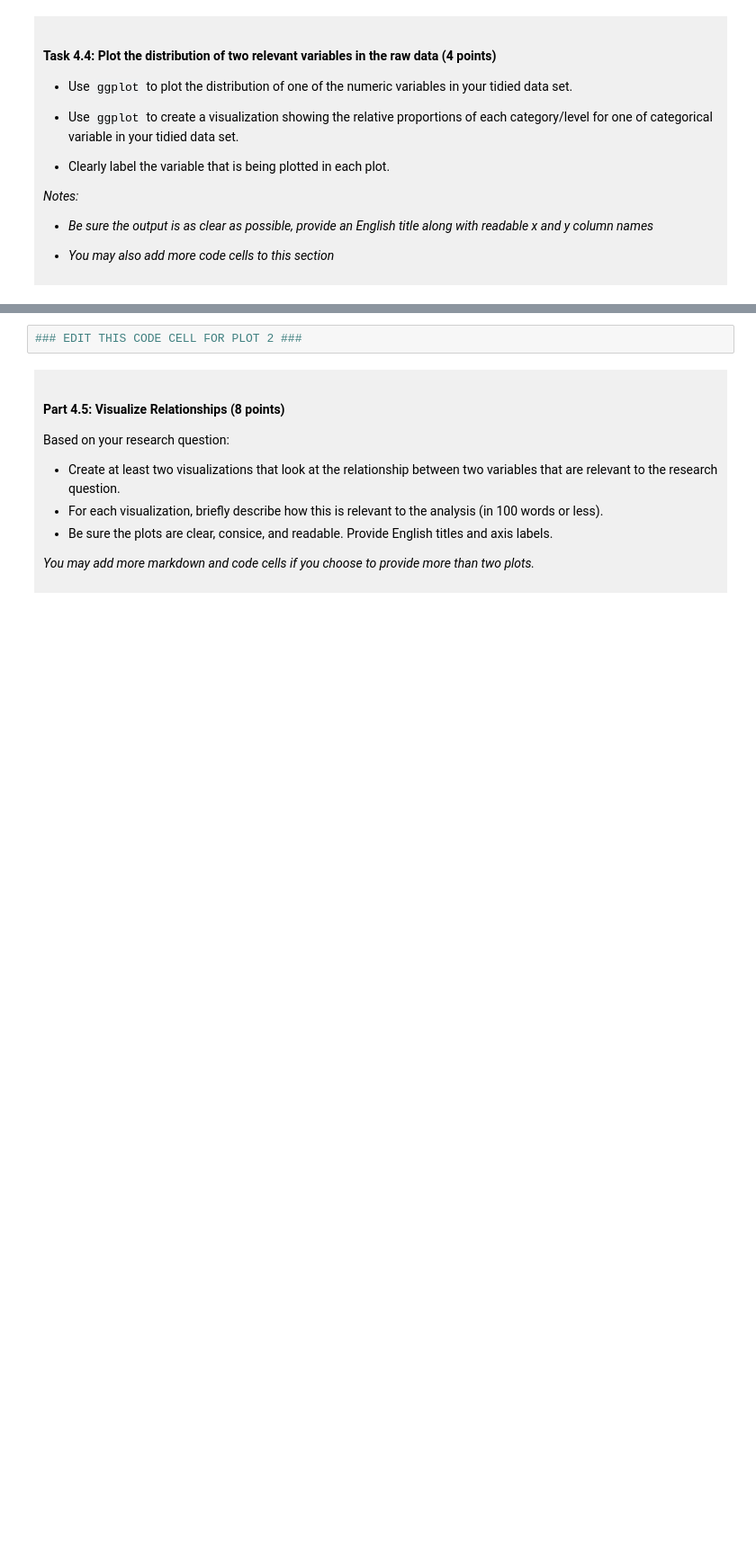
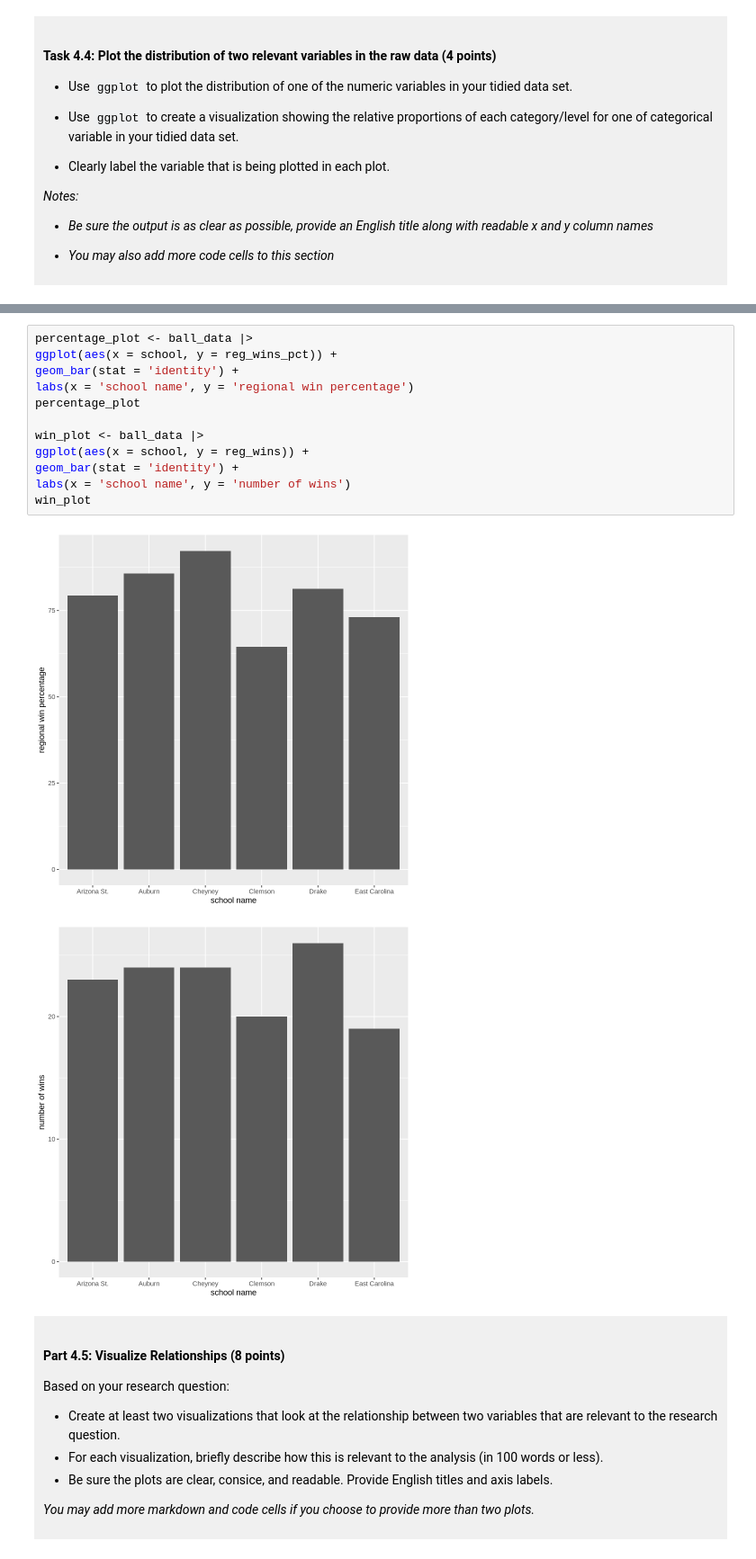
Before and after one commit to isa-che/dsci-100-project-isabella-chen, a Jupyter notebook: dsci-100-project-notebook.ipynb, the cells around one changed output, grey strips where cells are left out. Shown at 90% size. Drawn from its saved outputs; the diff is of its cells as text; blank space fills up the shorter version.

```diff
--- a/dsci-100-project-notebook.ipynb
+++ b/dsci-100-project-notebook.ipynb
@@ -310,5 +352,18 @@ A data.frame: 6 × 20
 # %%
-### EDIT THIS CODE CELL FOR PLOT 2 ###
+percentage_plot <- ball_data |>
+ggplot(aes(x = school, y = reg_wins_pct)) +
+geom_bar(stat = 'identity') +
+labs(x = 'school name', y = 'regional win percentage')
+percentage_plot
+
+win_plot <- ball_data |>
+ggplot(aes(x = school, y = reg_wins)) +
+geom_bar(stat = 'identity') +
+labs(x = 'school name', y = 'number of wins')
+win_plot
+# %% [output]
+[figure, added]
+[figure, added]
 # %% [markdown]
 <div style="background-color: #f0f0f0; padding: 10px;">
 
```
Also changed, not shown: parts of 9 cells of this notebook.
